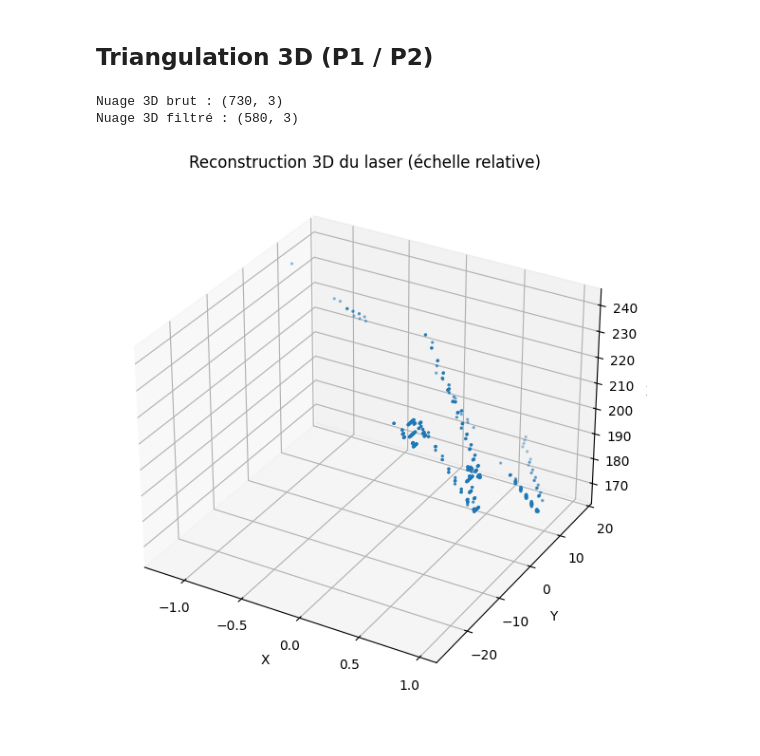
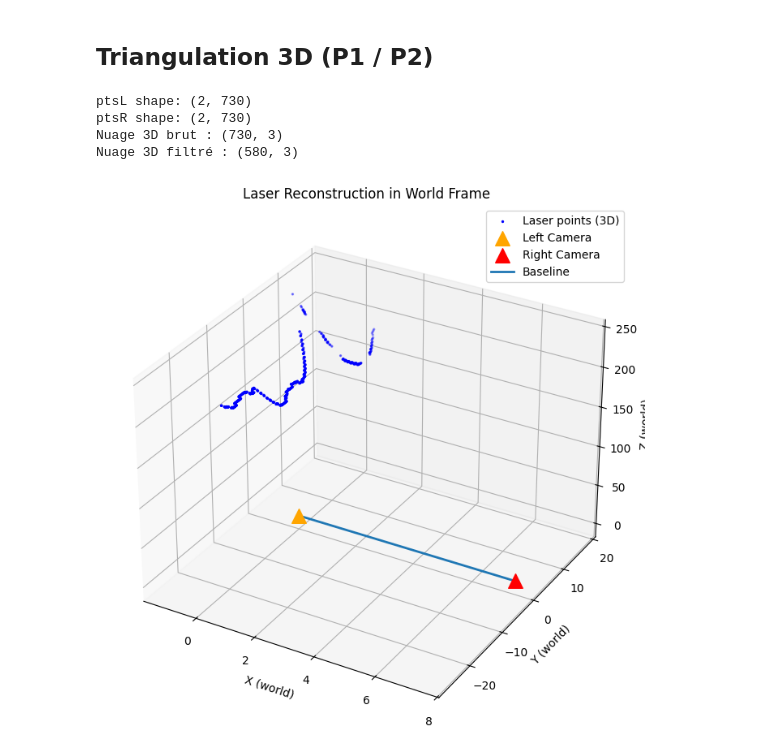
Before and after one commit to YLIssakha235/Lab3-4-StereovisionProject, a Jupyter notebook: stereovision.ipynb, the cells around one changed output. Cells and saved outputs as stored; diff of their text form; code cells hidden in the pictures.

```diff
--- a/stereovision.ipynb
+++ b/stereovision.ipynb
@@ -873,30 +873,68 @@ P2 shape: (3, 4)
 # %%
 ptsL = np.vstack([matches[:, 0], matches[:, 1]]).astype(np.float64)
 ptsR = np.vstack([matches[:, 2], matches[:, 1]]).astype(np.float64)
+
+print("ptsL shape:", ptsL.shape)
+print("ptsR shape:", ptsR.shape)
 
 X_h = cv2.triangulatePoints(P1, P2, ptsL, ptsR)
 X = (X_h[:3] / X_h[3]).T
 print("Nuage 3D brut :", X.shape)
 
 # Filtrage
+# supprime NaN/Inf
 X = X[np.isfinite(X).all(axis=1)]
+
+# garde seulement les points "devant" la caméra (Z>0)
 X = X[X[:, 2] > 0]
 
-Z = X[:, 2]
-z_min, z_max = np.percentile(Z, [10, 90])
-X = X[(Z > z_min) & (Z < z_max)]
+# coupe les extrêmes en profondeur
+if len(X) > 10:
+    Z = X[:, 2]
+    z_min, z_max = np.percentile(Z, [10, 90])
+    X = X[(Z > z_min) & (Z < z_max)]
 
 print("Nuage 3D filtré :", X.shape)
 
-# Visualisation
-fig = plt.figure(figsize=(8, 6))
+def camera_center_from_P(P):
+    """
+    Calcule le centre caméra C (3,) à partir de P (3x4)
+    en supposant que M = P[:,:3] est inversible.
+    """
+    M = P[:, :3]
+    p4 = P[:, 3]
+    return -np.linalg.inv(M) @ p4
+
+C1 = camera_center_from_P(P1)   # caméra gauche (référence)
+C2 = camera_center_from_P(P2)   # caméra droite
+
+
+# Visualisation 3D (nuage + caméras + baseline)
+
+fig = plt.figure(figsize=(9, 7))
 ax = fig.add_subplot(111, projection="3d")
-ax.scatter(X[:, 0], X[:, 1], X[:, 2], s=2) # nuage de points
-ax.set_xlabel("X"); ax.set_ylabel("Y"); ax.set_zlabel("Z")
-ax.set_title("Reconstruction 3D du laser (échelle relative)")
+
+# nuage laser
+ax.scatter(X[:, 0], X[:, 1], X[:, 2], s=2, c="b", label="Laser points (3D)")
+
+# caméras
+ax.scatter(C1[0], C1[1], C1[2], s=160, marker="^", c="orange", label="Left Camera")
+ax.scatter(C2[0], C2[1], C2[2], s=160, marker="^", c="red", label="Right Camera")
+
+# baseline (segment entre caméras)
+ax.plot([C1[0], C2[0]], [C1[1], C2[1]], [C1[2], C2[2]], linewidth=2, label="Baseline")
+
+ax.set_xlabel("X (world)")
+ax.set_ylabel("Y (world)")
+ax.set_zlabel("Z (world)")
+ax.set_title("Laser Reconstruction in World Frame")
+ax.legend(loc="upper right")
+
 plt.tight_layout()
 plt.show()
 # %% [output]
+ptsL shape: (2, 730)
+ptsR shape: (2, 730)
 Nuage 3D brut : (730, 3)
 Nuage 3D filtré : (580, 3)
-[figure, old version]
+[figure, new version]
```
